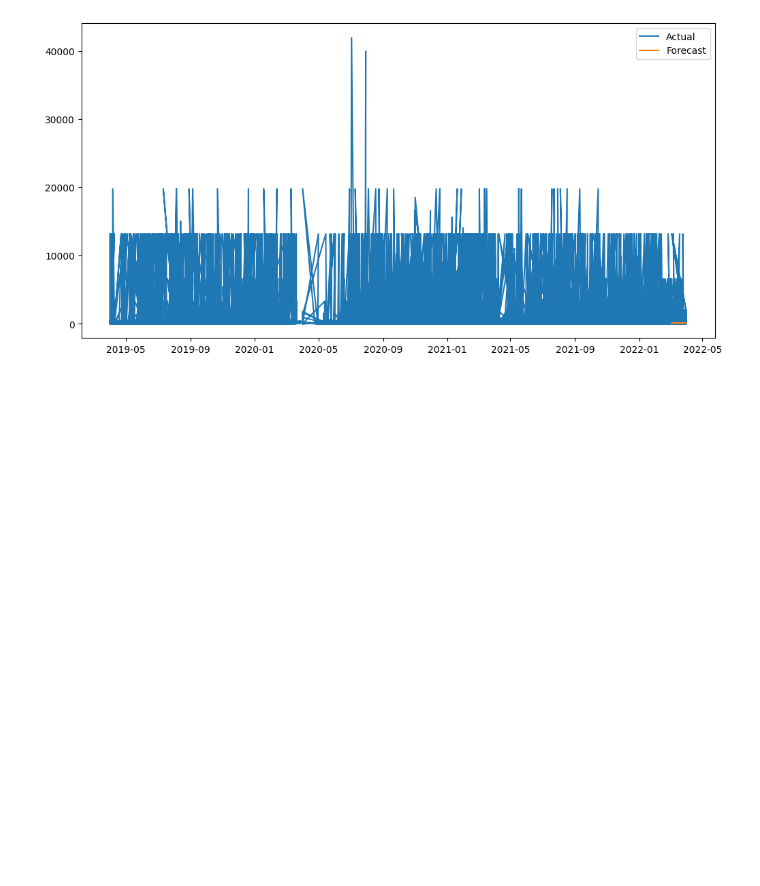
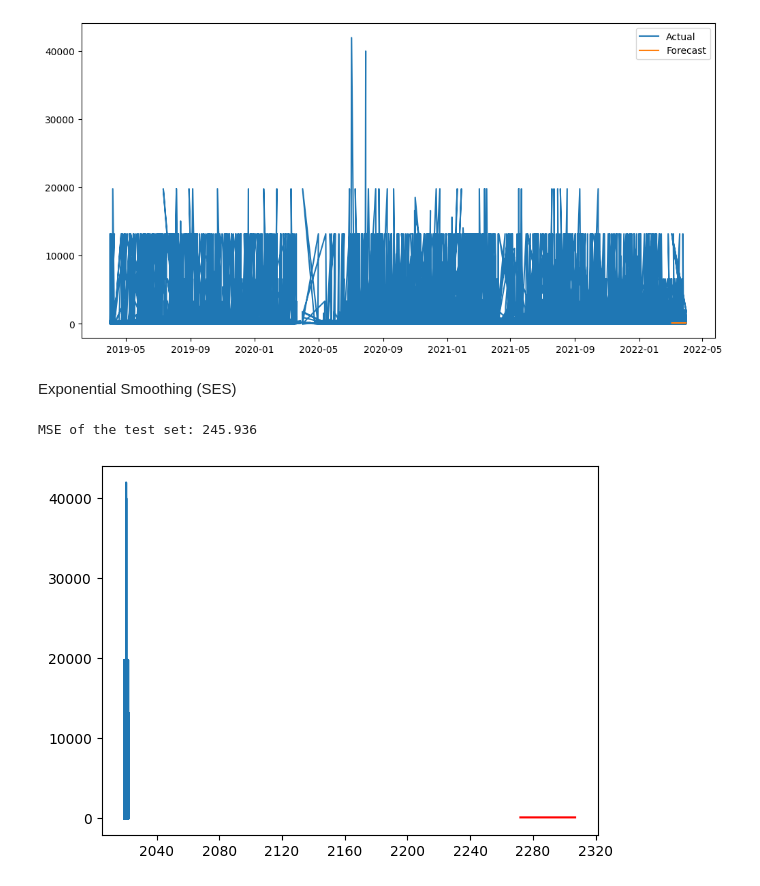
Before and after one commit to it21053528/Fiverr-Freelancing, a Jupyter notebook: anusha73k/forecast.ipynb, the cells around one changed output. Saved outputs shown, nothing was run; the diff lists cells and outputs as text; code cells hidden in the pictures; blank space fills up the shorter version.

```diff
--- a/anusha73k/forecast.ipynb
+++ b/anusha73k/forecast.ipynb
@@ -287,3 +287,23 @@ plt.legend()
 plt.show()
 # %% [output]
 [figure]
+# %% [markdown]
+Exponential Smoothing (SES)
+# %%
+from statsmodels.tsa.api import SimpleExpSmoothing
+
+# Fit SES to the training set
+model = SimpleExpSmoothing(y_train).fit()
+
+# Generate forecasts for the testing set
+y_pred = model.forecast(len(y_test))
+
+print("MSE of the test set: {:.3f}".format(mean_absolute_error(y_test,y_pred)))
+
+# Plot the results
+plt.plot(y_train)
+plt.plot(y_pred, color='r')
+plt.show()
+# %% [output]
+MSE of the test set: 245.936
+[figure, added]
```
Also changed, not shown: parts of 1 cell of this notebook.
